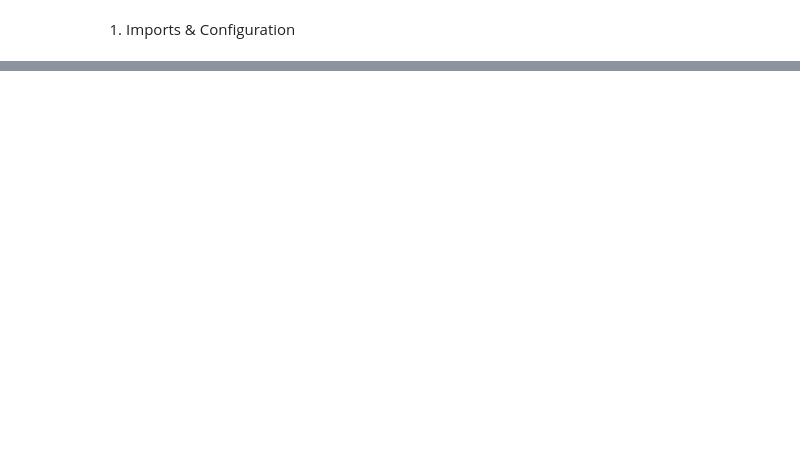
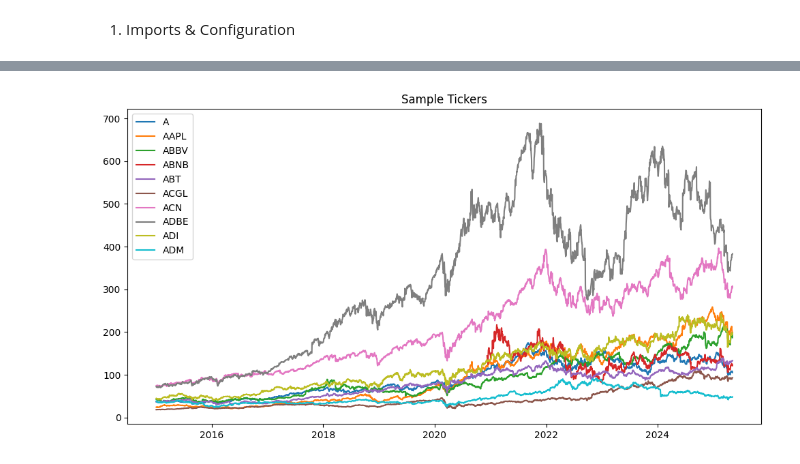
Before and after one commit to thepkcodes/Stock-Market-Analysis-And-Prediction, a Jupyter notebook: notebooks/1_EDA.ipynb, the cells around one changed output, grey strips where cells are left out. Drawn from its saved outputs; the diff is of its cells as text; code cells hidden in the pictures; blank space fills up the shorter version.

```diff
--- a/notebooks/1_EDA.ipynb
+++ b/notebooks/1_EDA.ipynb
@@ -13,0 +26,4 @@ ModuleNotFoundError: No module named 'seaborn'
+# %%
+# Load Multiple Tickers for batch analysis
+files = glob(os.path.join(RAW_DIR, "*.csv"))[:10]
+dfs = {os.path.basename(f).split(".")[0]: pd.read_csv(f, parse_dates=["Date"], index_col="Date") for f in files}
@@ -13,0 +71,10 @@ ModuleNotFoundError: No module named 'seaborn'
+# %%
+# Overlay Multiple Tickers
+plt.figure(figsize=(12, 6))
+for sym, df in dfs.items():
+    plt.plot(df["Close"], label=sym)
+plt.legend();
+plt.title("Sample Tickers");
+plt.show()
+# %% [output]
+[figure, added]
```
Also changed, not shown: parts of 13 cells of this notebook.
